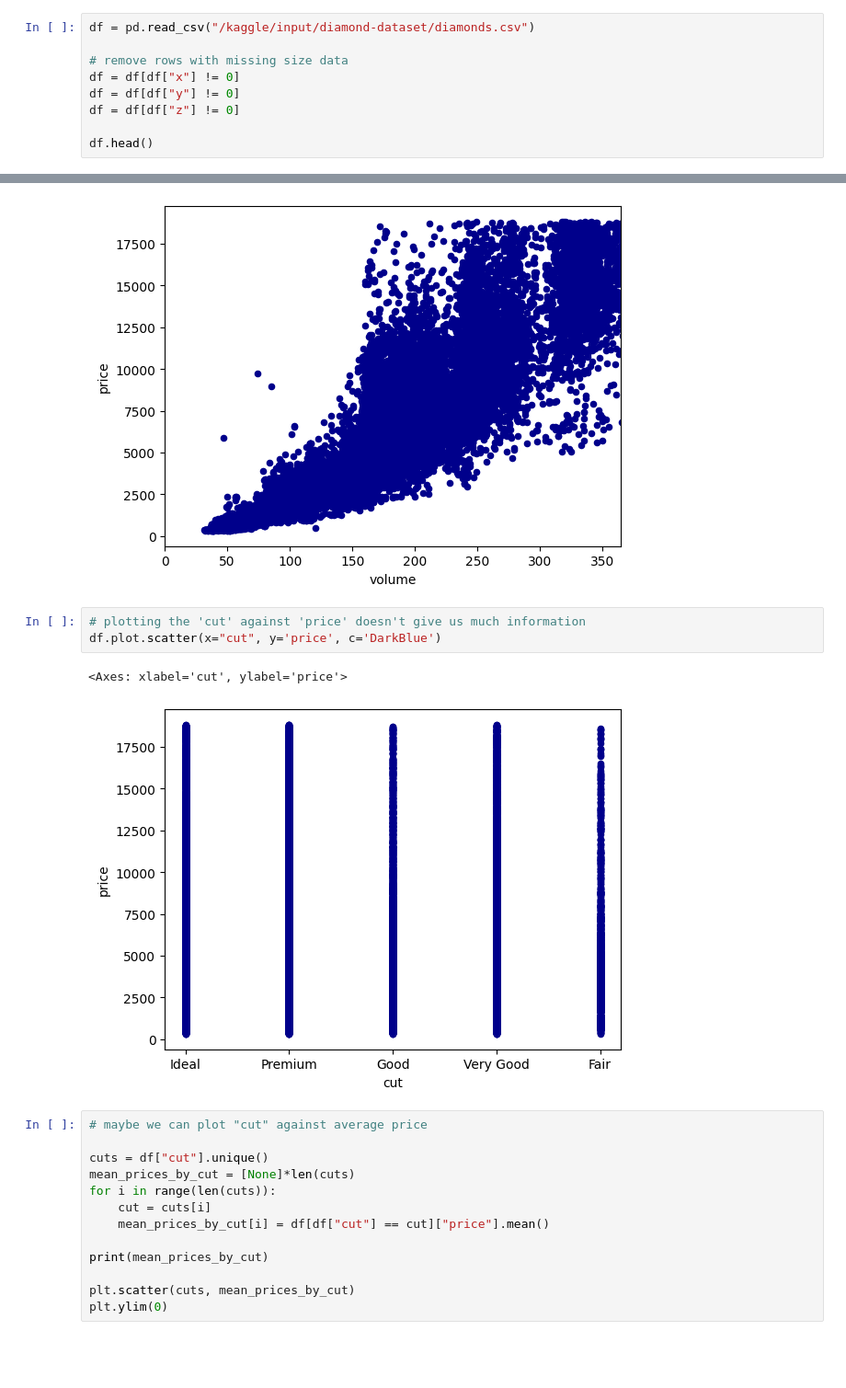
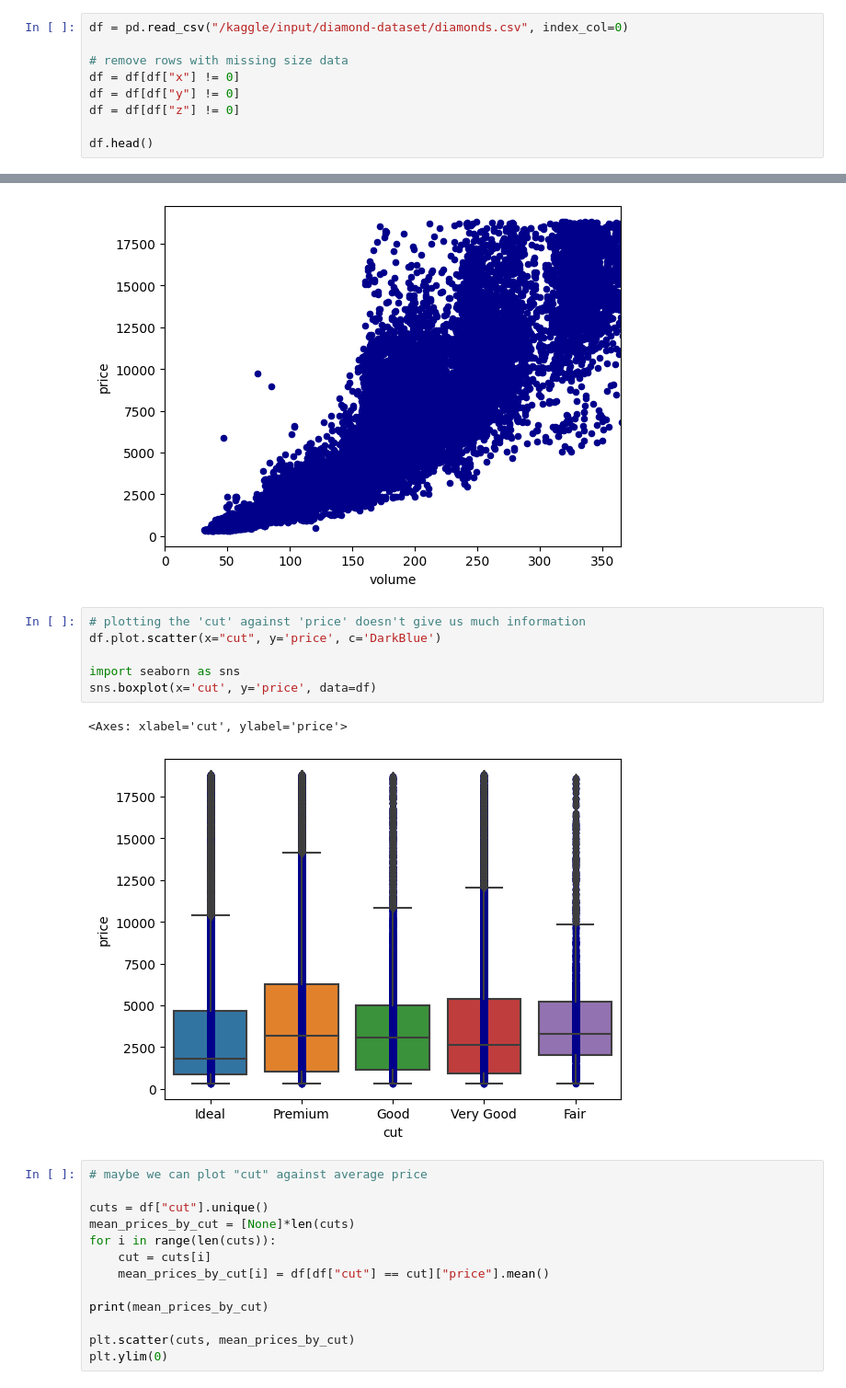
Before and after one commit to russpenska/kaggle-notebooks, a Jupyter notebook: diamond-price-prediction.ipynb, the cells around one changed output, grey strips where cells are left out. Shown at 92% size. Cells and saved outputs as stored; diff of their text form; blank space fills up the shorter version.

Commit message:
Kaggle Notebook | Diamond Price Prediction | Version 6

```diff
--- a/diamond-price-prediction.ipynb
+++ b/diamond-price-prediction.ipynb
@@ -26,7 +26,7 @@ for dirname, _, filenames in os.walk('/kaggle/input'):
 # %% [markdown]
 # Data Exploration
 # %%
-df = pd.read_csv("/kaggle/input/diamond-dataset/diamonds.csv")
+df = pd.read_csv("/kaggle/input/diamond-dataset/diamonds.csv", index_col=0)
 
 # remove rows with missing size data
 df = df[df["x"] != 0]
@@ -75,9 +75,12 @@ plt.show()
 # %%
 # plotting the 'cut' against 'price' doesn't give us much information
 df.plot.scatter(x="cut", y='price', c='DarkBlue')
+
+import seaborn as sns
+sns.boxplot(x='cut', y='price', data=df)
 # %% [output]
 <Axes: xlabel='cut', ylabel='price'>
-[figure, old version]
+[figure, new version]
 # %%
 # maybe we can plot "cut" against average price
 
```
Also changed, not shown: parts of 11 cells of this notebook.
